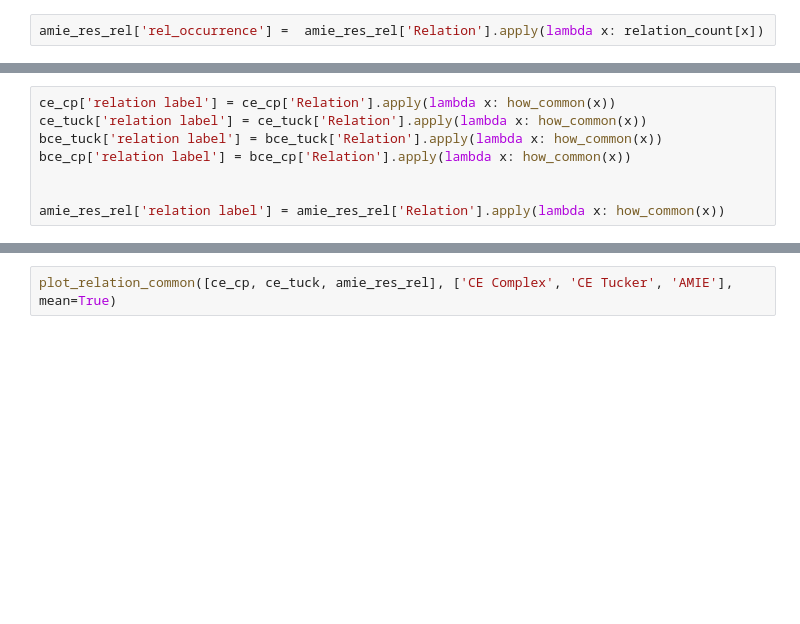
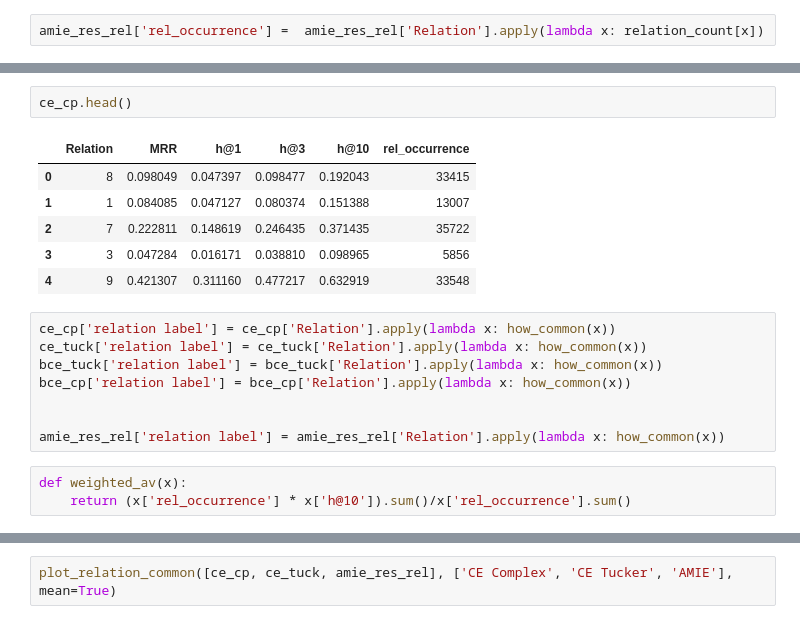
Before and after one commit to NinaCalvi/Aladdin, a Jupyter notebook: biolink/COVID results analysis/COVIDAnalysis.ipynb, the cells around one changed output, grey strips where cells are left out. Saved outputs shown, nothing was run; the diff lists cells and outputs as text; blank space fills up the shorter version.

```diff
--- a/biolink/COVID results analysis/COVIDAnalysis.ipynb
+++ b/biolink/COVID results analysis/COVIDAnalysis.ipynb
@@ -196,3 +214,12 @@ amie_res_rel['rel_occurrence'] =  amie_res_rel['Relation'].apply(lambda x: relat
+# %%
+ce_cp.head()
+# %% [output]
+|  | Relation | MRR | h@1 | h@3 | h@10 | rel_occurrence |
+| 0 | 8 | 0.098049 | 0.047397 | 0.098477 | 0.192043 | 33415 |
+| 1 | 1 | 0.084085 | 0.047127 | 0.080374 | 0.151388 | 13007 |
+| 2 | 7 | 0.222811 | 0.148619 | 0.246435 | 0.371435 | 35722 |
+| 3 | 3 | 0.047284 | 0.016171 | 0.038810 | 0.098965 | 5856 |
+| 4 | 9 | 0.421307 | 0.311160 | 0.477217 | 0.632919 | 33548 |
 # %%
 ce_cp['relation label'] = ce_cp['Relation'].apply(lambda x: how_common(x))
 ce_tuck['relation label'] = ce_tuck['Relation'].apply(lambda x: how_common(x))
@@ -201,3 +228,6 @@ bce_cp['relation label'] = bce_cp['Relation'].apply(lambda x: how_common(x))
 
 
 amie_res_rel['relation label'] = amie_res_rel['Relation'].apply(lambda x: how_common(x))
+# %%
+def weighted_av(x):
+    return (x['rel_occurrence'] * x['h@10']).sum()/x['rel_occurrence'].sum()
```
Also changed, not shown: parts of 14 cells of this notebook, 2 other files.
